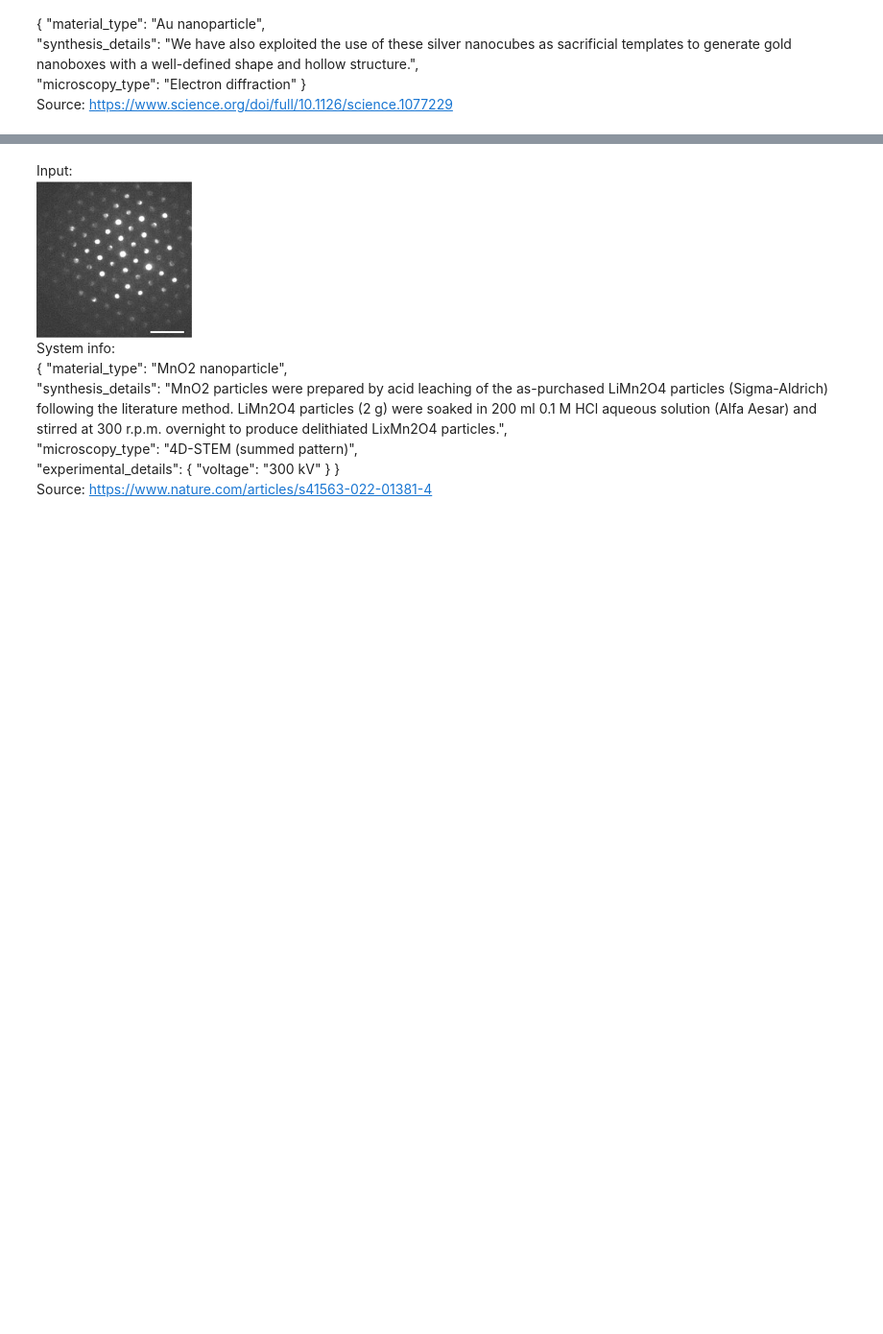
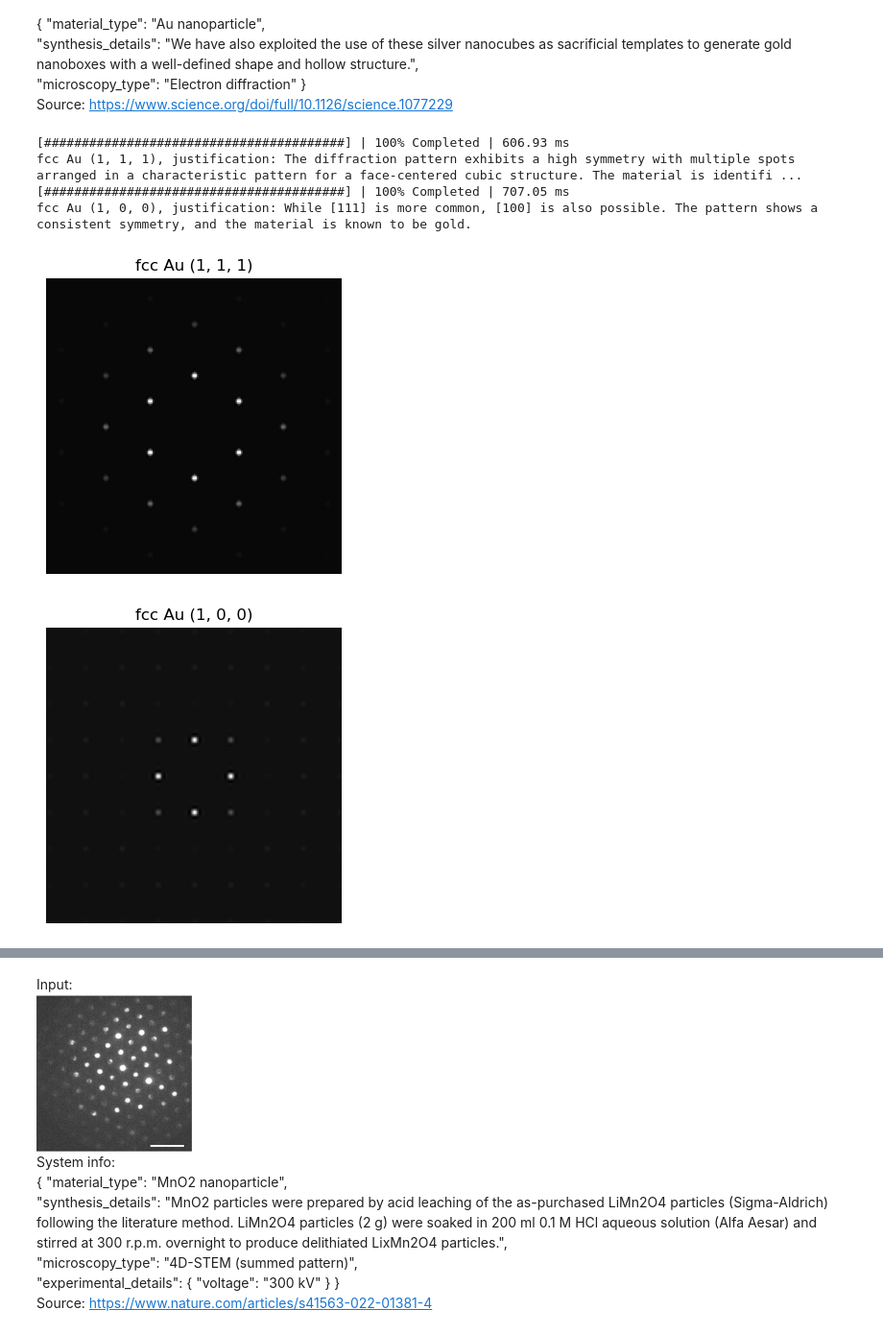
Before and after one commit to lanceyao-research/SciLinkLLM, a Jupyter notebook: ED_example.ipynb, the cells around one changed output, grey strips where cells are left out. Shown: that part at 96% size. Cells and saved outputs as stored; diff of their text form; code cells hidden in the pictures; blank space fills up the shorter version.

```diff
--- a/ED_example.ipynb
+++ b/ED_example.ipynb
@@ -5,6 +78,6 @@ from exp_agents.instruct import DIFFRACTION_ANALYSIS_INSTRUCTIONS
 # %%
 analysis_agent = AnalysisAgent(model_name=config.ANALYSIS_AGENT_MODEL, fft_nmf_settings=config.FFT_NMF_SETTINGS)
-analysis_agent._analyze_diffraction_base(config.IMAGE_PATH, system_info=config.SYSTEM_INFO, instruction_prompt = DIFFRACTION_ANALYSIS_INSTRUCTIONS)
+result_json = analysis_agent._analyze_diffraction_base(config.IMAGE_PATH, system_info=config.SYSTEM_INFO, instruction_prompt = DIFFRACTION_ANALYSIS_INSTRUCTIONS)
 # %% [output]
 Using a slow image processor as `use_fast` is unset and a slow processor was saved with this model. `use_fast=True` will be the default behavior in v4.52, even if the model was saved with a slow proce ...
 Image resized from 384x383 to 256x255 to fit model context window
@@ -70,3 +107,24 @@ Input:
     "microscopy_type": "Electron diffraction"
 }
 Source: https://www.science.org/doi/full/10.1126/science.1077229
+# %%
+for json_i in result_json:
+    crystal = json_i['crystal_geometry']
+    zone_axis = crystal['zone_axis']
+    zone_axis = tuple(int(ch) for ch in zone_axis.strip("[]"))
+    phases = json_i['possible_phases']
+    for phase in phases:
+        cif_string = phase['cif_description']
+        I = calc_diffration_pattern(cif_string, zone_axis)
+        f,ax = plt.subplots(figsize = (4,4))
+        ax.imshow(I,cmap = 'gray')
+        ax.set_axis_off()
+        ax.set_title(phase["structure_type"] + ' ' + str(zone_axis))
+        print(phase["structure_type"] + ' ' + str(zone_axis) + ', justification: '+ phase['justification'])
+# %% [output]
+[########################################] | 100% Completed | 606.93 ms
+fcc Au (1, 1, 1), justification: The diffraction pattern exhibits a high symmetry with multiple spots arranged in a characteristic pattern for a face-centered cubic structure. The material is identifi ...
+[########################################] | 100% Completed | 707.05 ms
+fcc Au (1, 0, 0), justification: While [111] is more common, [100] is also possible. The pattern shows a consistent symmetry, and the material is known to be gold.
+[figure, added]
+[figure, added]
```
Also changed, not shown: parts of 10 cells of this notebook.
